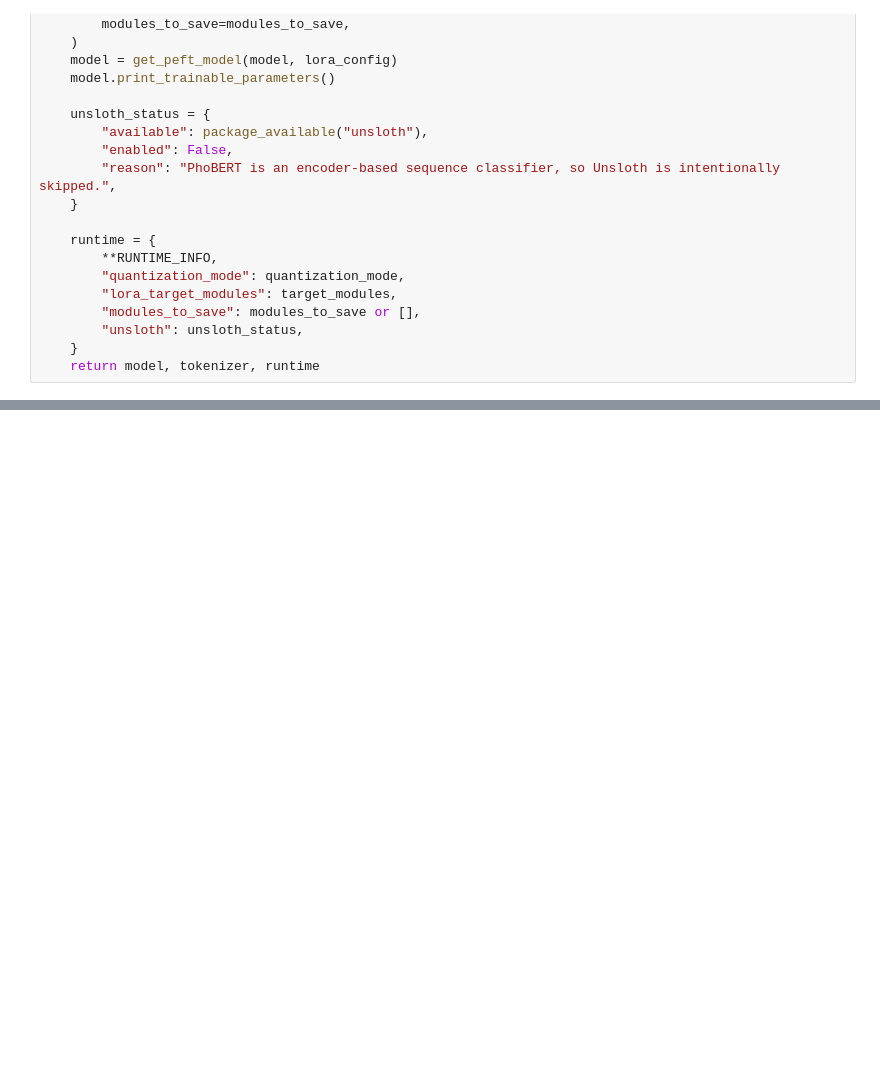
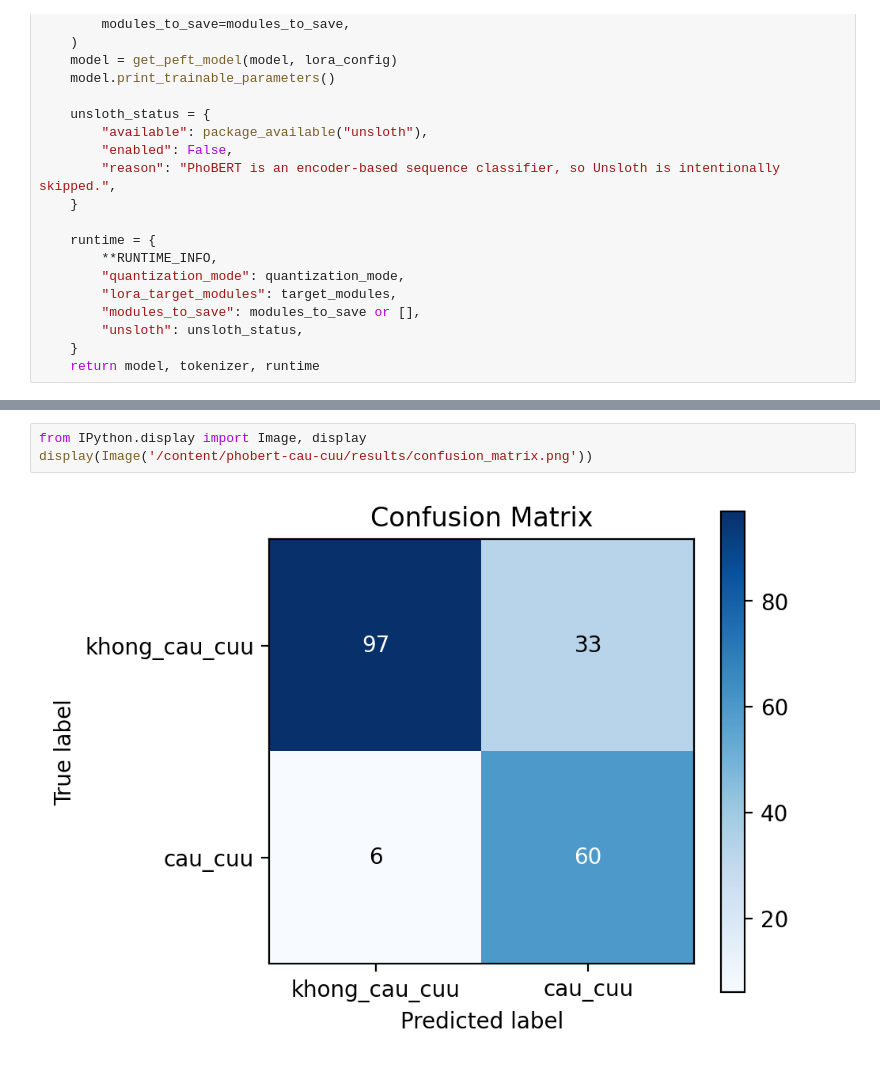
Before and after one commit to TienDattttt/phobert-cau-cuu, a Jupyter notebook: train_caucu_colab.ipynb, the cells around one changed output, grey strips where cells are left out. Drawn from its saved outputs; the diff is of its cells as text; blank space fills up the shorter version.

```diff
--- a/train_caucu_colab.ipynb
+++ b/train_caucu_colab.ipynb
@@ -543,0 +646,5 @@ summary
+# %%
+from IPython.display import Image, display
+display(Image('/content/phobert-cau-cuu/results/confusion_matrix.png'))
+# %% [output]
+[figure, added]
```
Also changed, not shown: parts of 30 cells of this notebook, 14 other files.
